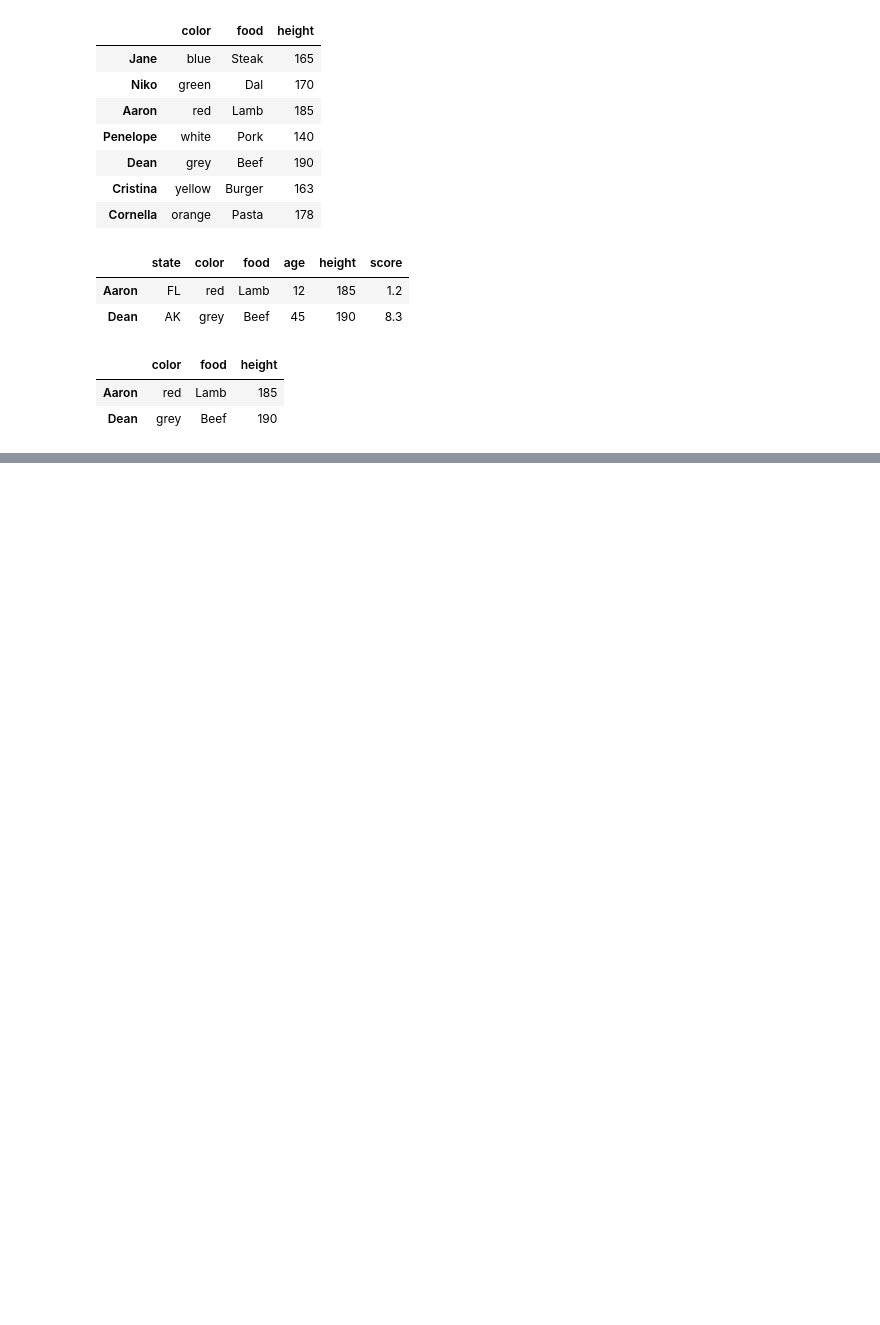
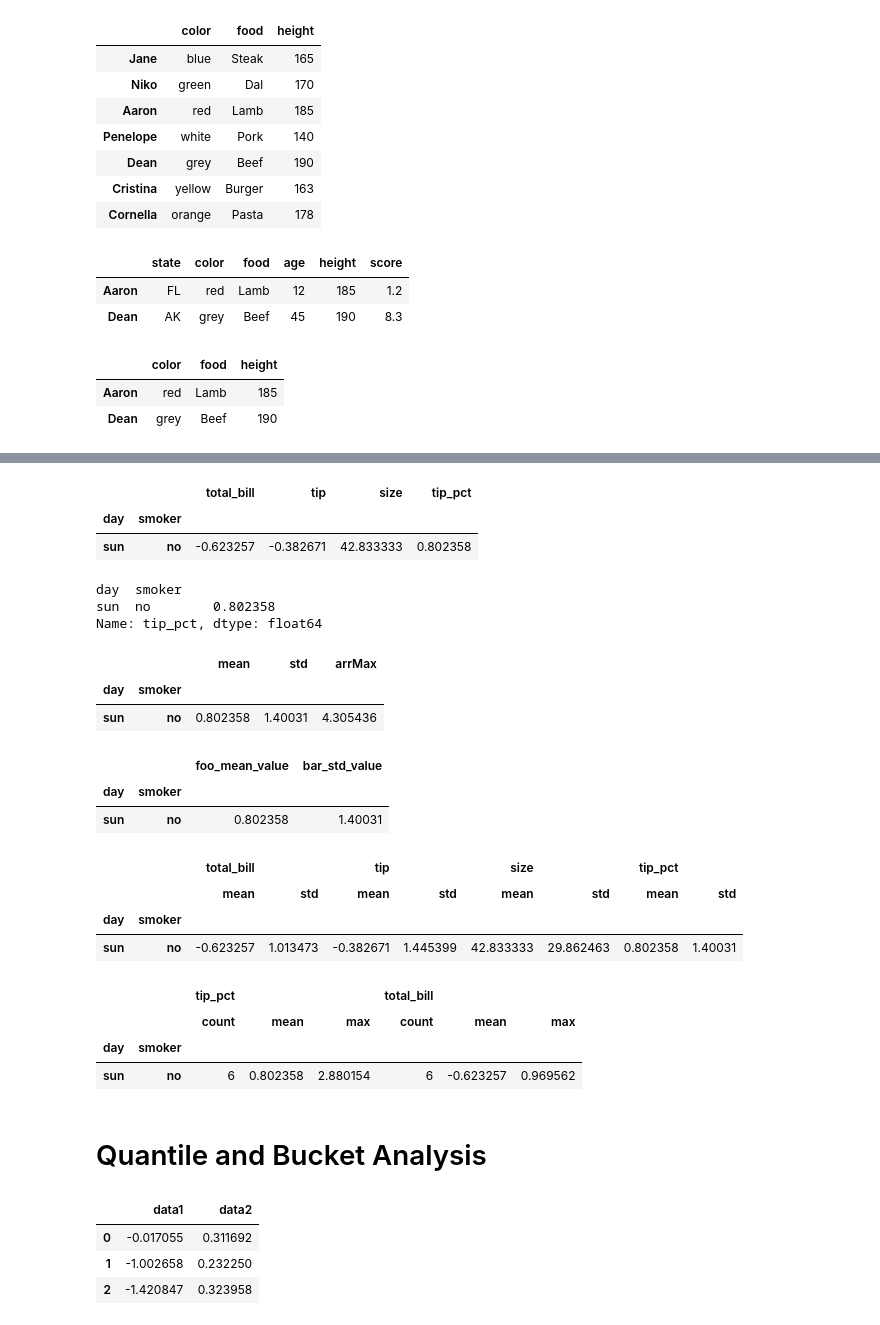
Before and after one commit to ddb95/BooksandCode, a Jupyter notebook: PythonForDataAnalysisWesMcKinneyBook/Chapter_10_Data_Aggregation_and_Group_Operations.ipynb, the cells around one changed output, grey strips where cells are left out. Saved outputs shown, nothing was run; the diff lists cells and outputs as text; code cells hidden in the pictures; blank space fills up the shorter version.

```diff
--- a/PythonForDataAnalysisWesMcKinneyBook/Chapter_10_Data_Aggregation_and_Group_Operations.ipynb
+++ b/PythonForDataAnalysisWesMcKinneyBook/Chapter_10_Data_Aggregation_and_Group_Operations.ipynb
@@ -445,0 +518,6 @@ dataFrames.iloc[[2,4],[1,2,4]]
+# %%
+grouped.mean()
+# %% [output]
+|  |  | total_bill | tip | size | tip_pct |
+| day | smoker |  |  |  |  |
+| sun | no | -0.623257 | -0.382671 | 42.833333 | 0.802358 |
@@ -445,0 +526,25 @@ dataFrames.iloc[[2,4],[1,2,4]]
+# %%
+group_pct.agg('mean')
+# %% [output]
+day  smoker
+sun  no        0.802358
+Name: tip_pct, dtype: float64
+# %%
+group_pct.agg(['mean','std',arrMax])
+# %% [output]
+|  |  | mean | std | arrMax |
+| day | smoker |  |  |  |
+| sun | no | 0.802358 | 1.40031 | 4.305436 |
+# %%
+group_pct.agg([('foo_mean_value','mean'),('bar_std_value','std')])
+# %% [output]
+|  |  | foo_mean_value | bar_std_value |
+| day | smoker |  |  |
+| sun | no | 0.802358 | 1.40031 |
+# %%
+grouped.agg(['mean','std'])
+# %% [output]
+|  |  | total_bill |  | tip |  | size |  | tip_pct |  |
+|  |  | mean | std | mean | std | mean | std | mean | std |
+| day | smoker |  |  |  |  |  |  |  |  |
+| sun | no | -0.623257 | 1.013473 | -0.382671 | 1.445399 | 42.833333 | 29.862463 | 0.802358 | 1.40031 |
@@ -445,0 +558,9 @@ dataFrames.iloc[[2,4],[1,2,4]]
+# %%
+results.agg(functions)
+# %% [output]
+|  |  | tip_pct |  |  | total_bill |  |  |
+|  |  | count | mean | max | count | mean | max |
+| day | smoker |  |  |  |  |  |  |
+| sun | no | 6 | 0.802358 | 2.880154 | 6 | -0.623257 | 0.969562 |
+# %% [markdown]
+# Quantile and Bucket Analysis
@@ -445,0 +572,7 @@ dataFrames.iloc[[2,4],[1,2,4]]
+# %%
+frame.head(3)
+# %% [output]
+|  | data1 | data2 |
+| 0 | -0.017055 | 0.311692 |
+| 1 | -1.002658 | 0.232250 |
+| 2 | -1.420847 | 0.323958 |
```
Also changed, not shown: parts of 43 cells of this notebook.
